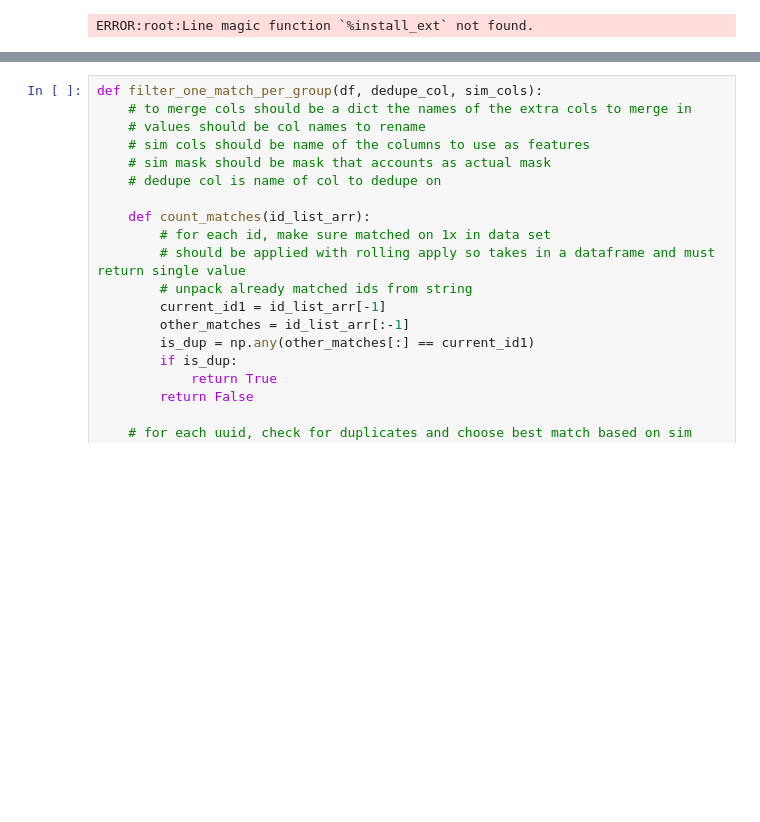
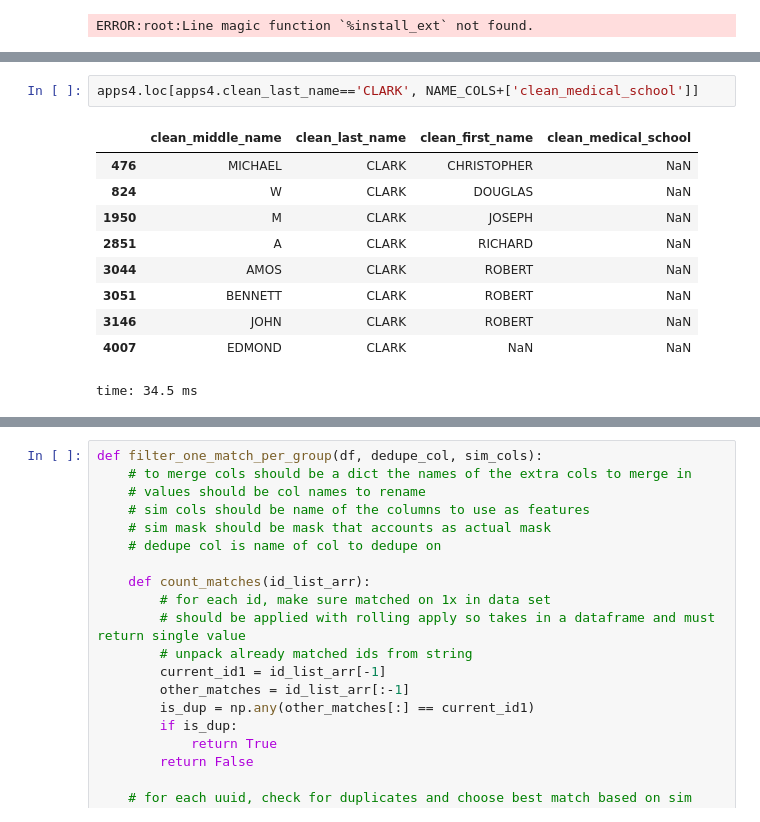
Before and after one commit to Lrraymond13/yellow_beret, a Jupyter notebook: Clean and Merge NIH Associates and Applicants.ipynb, the cells around one changed output, grey strips where cells are left out. Cells and saved outputs as stored; diff of their text form; blank space fills up the shorter version.

```diff
--- a/Clean and Merge NIH Associates and Applicants.ipynb
+++ b/Clean and Merge NIH Associates and Applicants.ipynb
@@ -379,3 +367,16 @@ time: 26 ms
+# %%
+apps4.loc[apps4.clean_last_name=='CLARK', NAME_COLS+['clean_medical_school']]
+# %% [output]
+|  | clean_middle_name | clean_last_name | clean_first_name | clean_medical_school |
+| 476 | MICHAEL | CLARK | CHRISTOPHER | NaN |
+| 824 | W | CLARK | DOUGLAS | NaN |
+| 1950 | M | CLARK | JOSEPH | NaN |
+| 2851 | A | CLARK | RICHARD | NaN |
+| 3044 | AMOS | CLARK | ROBERT | NaN |
+| 3051 | BENNETT | CLARK | ROBERT | NaN |
+| 3146 | JOHN | CLARK | ROBERT | NaN |
+| 4007 | EDMOND | CLARK | NaN | NaN |
+time: 34.5 ms
 # %%
 um
 # %% [output]
```
Also changed, not shown: parts of 58 cells of this notebook, 3 other files.
